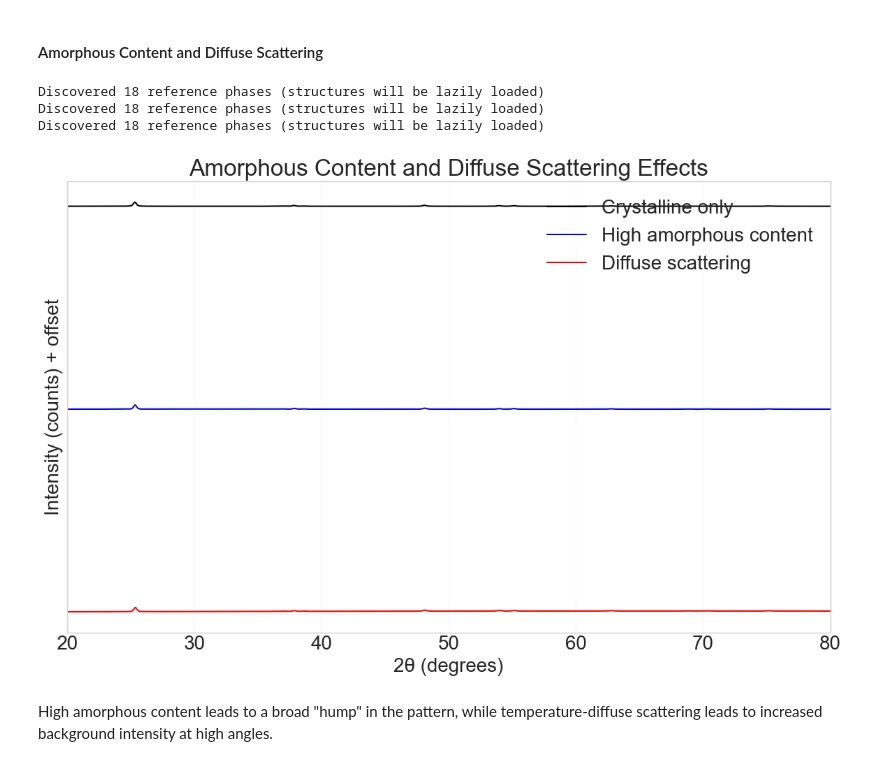
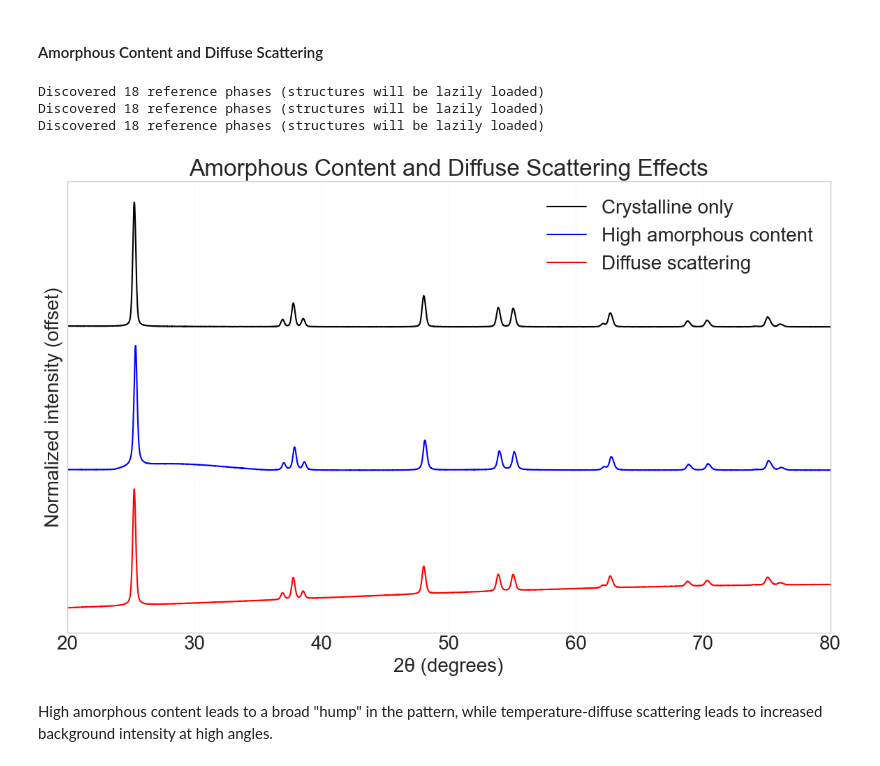
Before and after one commit to Szymanski-Group/galaxi, a Jupyter notebook: tutorials/01_basic_pattern_generation.ipynb, the cells around one changed output. Cells and saved outputs as stored; diff of their text form; code cells hidden in the pictures.

```diff
--- a/tutorials/01_basic_pattern_generation.ipynb
+++ b/tutorials/01_basic_pattern_generation.ipynb
@@ -267,14 +267,18 @@ for label, config in configs.items():
 print('\n')
 fig, ax = plt.subplots(figsize=(12, 8))
 colors = ['black', 'blue', 'red']
-offsets = [0, -50, -100]
+# Stack the patterns: scale each to a common peak height, then offset by
+# slightly more than that height so each trace's peaks rise nearly to the
+# trace above it rather than flattening against a shared intensity axis.
+STACK_STEP = 1.15
 
 for i, (label, pattern) in enumerate(strain_patterns.items()):
-    ax.plot(pattern['two_theta'], pattern['intensity'] + offsets[i],
+    intensity = np.asarray(pattern['intensity'], dtype=float)
+    ax.plot(pattern['two_theta'], intensity / intensity.max() - i * STACK_STEP,
             color=colors[i], label=label, linewidth=1.5)
 
 ax.set_xlabel("2θ (degrees)")
-ax.set_ylabel("Intensity (counts)")
+ax.set_ylabel("Normalized intensity (offset)")
 ax.set_title("Peak Broadening effects")
 ax.legend()
 ax.grid(True, alpha=0.1)
@@ -330,12 +334,14 @@ print('\n')
 fig, ax = plt.subplots(figsize=(12, 8))
 colors = ['blue', 'green', 'red']
 
+# Scale each pattern to a common peak height before stacking (see above)
 for i, (label, pattern) in enumerate(temperature_patterns.items()):
-    ax.plot(pattern['two_theta'], pattern['intensity'] - i*50,
+    intensity = np.asarray(pattern['intensity'], dtype=float)
+    ax.plot(pattern['two_theta'], intensity / intensity.max() - i * 1.15,
             color=colors[i], label=f"T = {label}", linewidth=1.5)
 
 ax.set_xlabel("2θ (degrees)")
-ax.set_ylabel("Intensity (counts)")
+ax.set_ylabel("Normalized intensity (offset)")
 ax.set_title("Temperature Effects on Peak Intensities")
 ax.legend()
 ax.grid(True, alpha=0.1)
@@ -400,12 +406,14 @@ print('\n')
 fig, ax = plt.subplots(figsize=(12, 8))
 colors = ['purple', 'green', 'orange']
 
+# Scale each pattern to a common peak height before stacking
 for i, (label, pattern) in enumerate(texture_patterns.items()):
-    ax.plot(pattern['two_theta'], pattern['intensity'] - i*50,
+    intensity = np.asarray(pattern['intensity'], dtype=float)
+    ax.plot(pattern['two_theta'], intensity / intensity.max() - i * 1.15,
             color=colors[i], label=label, linewidth=1.5)
 
 ax.set_xlabel("2θ (degrees)")
-ax.set_ylabel("Intensity (counts)")
+ax.set_ylabel("Normalized intensity (offset)")
 ax.set_title("Preferred Orientation Effects on Peak Intensities")
 ax.legend()
 ax.grid(True, alpha=0.1)
@@ -508,13 +516,17 @@ for noise_label, noise_level in noises.items():
     noise_patterns[noise_label] = pattern
 
 # Noise effects
+# Scale each pattern to a common peak height before stacking
 for i, (label, pattern) in enumerate(noise_patterns.items()):
-    ax2.plot(pattern['two_theta'], pattern['intensity'] - i*50,
+    intensity = np.asarray(pattern['intensity'], dtype=float)
+    ax2.plot(pattern['two_theta'], intensity / intensity.max() - i * 1.15,
             color=colors[i], label=label, linewidth=1.5, alpha=0.8)
 
 ax2.set_xlabel("2θ (degrees)")
-ax2.set_ylabel("Intensity (counts)")
+ax2.set_ylabel("Normalized intensity (offset)")
 ax2.set_title("Noise Level Effects")
+# Headroom so the legend clears the topmost trace
+ax2.set_ylim(top=ax2.get_ylim()[1] + 0.5)
 ax2.legend()
 ax2.grid(True, alpha=0.1)
 ax2.set_xlim(20, 80)
@@ -669,36 +681,38 @@ for scenario_label, intensities in amorphous_scenarios.items():
 
     gen = UnifiedPatternGenerator(reference_dir=str(cif_dir), config=amorphous_config)
     pattern = gen.generate_single_phase_pattern(
         cif_file=str(cif_dir / "TiO2_121632.cif"),
         target_concentration=1.0
     )
     amorphous_patterns[scenario_label] = pattern
 
 # Plot amorphous and diffuse scattering effects
 print('\n')
 fig, ax = plt.subplots(figsize=(12, 8))
 colors = ['black', 'blue', 'red', 'orange']
 
+# Scale each pattern to a common peak height before stacking
 for i, (label, pattern) in enumerate(amorphous_patterns.items()):
-    ax.plot(pattern['two_theta'], pattern['intensity'] - i*50,
+    intensity = np.asarray(pattern['intensity'], dtype=float)
+    ax.plot(pattern['two_theta'], intensity / intensity.max() - i * 1.15,
             color=colors[i], label=label, linewidth=1.5)
 
 ax.set_xlabel("2θ (degrees)")
-ax.set_ylabel("Intensity (counts) + offset")
+ax.set_ylabel("Normalized intensity (offset)")
 ax.set_title("Amorphous Content and Diffuse Scattering Effects")
 ax.legend()
 ax.grid(True, alpha=0.1)
 ax.set_xlim(20, 80)
 ax.set_yticks([])
 
 plt.tight_layout()
 plt.savefig(results_dir / "amorphous_diffuse_effects.png", dpi=300, bbox_inches='tight')
 plt.show()
 # %% [output]
 Discovered 18 reference phases (structures will be lazily loaded)
 Discovered 18 reference phases (structures will be lazily loaded)
 Discovered 18 reference phases (structures will be lazily loaded)
-[figure, old version]
+[figure, new version]
 # %% [markdown]
 High amorphous content leads to a broad "hump" in the pattern, while temperature-diffuse scattering leads to increased background intensity at high angles.
 # %% [markdown]
```
Also changed, not shown: parts of 9 cells of this notebook.
